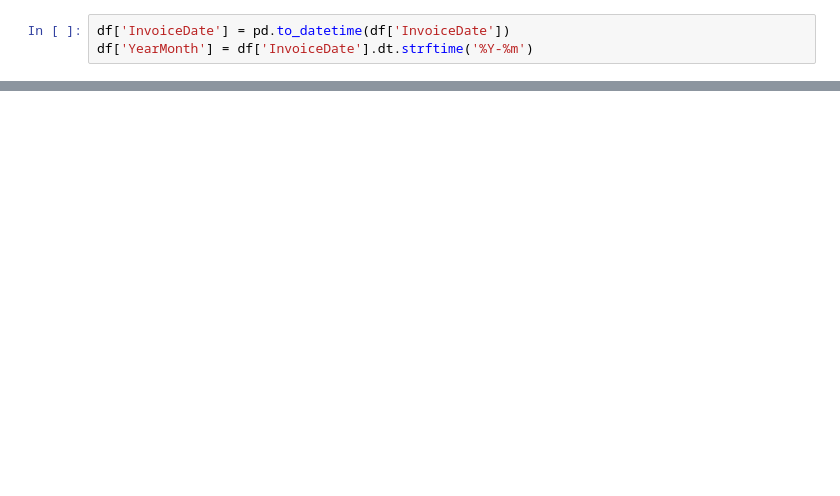
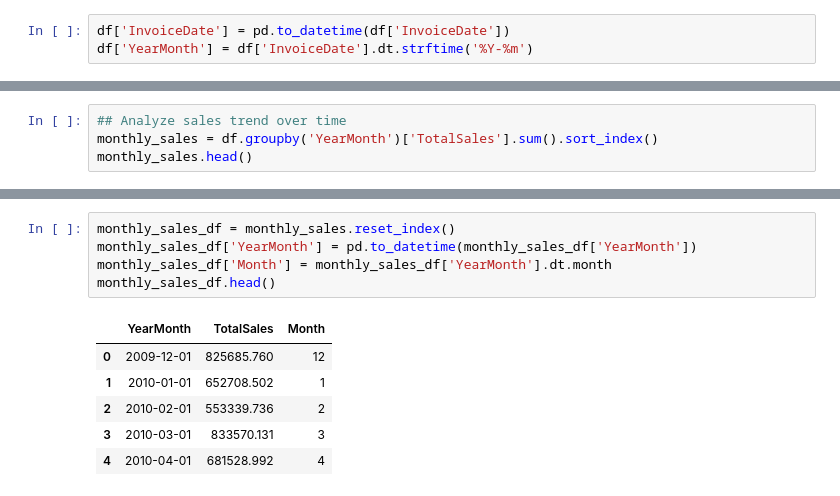
Before and after one commit to Waynexchan/uk-online-retail-pandas, a Jupyter notebook: notebooks/02_sales_trend.ipynb, the cells around one changed output, grey strips where cells are left out. Cells and saved outputs as stored; diff of their text form; blank space fills up the shorter version.

Commit message:
Update Part 4 analyze

```diff
--- a/notebooks/02_sales_trend.ipynb
+++ b/notebooks/02_sales_trend.ipynb
@@ -44,0 +61,4 @@ df.head(5)
+# %%
+## Analyze sales trend over time
+monthly_sales = df.groupby('YearMonth')['TotalSales'].sum().sort_index()
+monthly_sales.head()
@@ -44,0 +99,12 @@ df.head(5)
+# %%
+monthly_sales_df = monthly_sales.reset_index()
+monthly_sales_df['YearMonth'] = pd.to_datetime(monthly_sales_df['YearMonth'])
+monthly_sales_df['Month'] = monthly_sales_df['YearMonth'].dt.month
+monthly_sales_df.head()
+# %% [output]
+|  | YearMonth | TotalSales | Month |
+| 0 | 2009-12-01 | 825685.760 | 12 |
+| 1 | 2010-01-01 | 652708.502 | 1 |
+| 2 | 2010-02-01 | 553339.736 | 2 |
+| 3 | 2010-03-01 | 833570.131 | 3 |
+| 4 | 2010-04-01 | 681528.992 | 4 |
```
Also changed, not shown: parts of 15 cells of this notebook, 3 other files.
